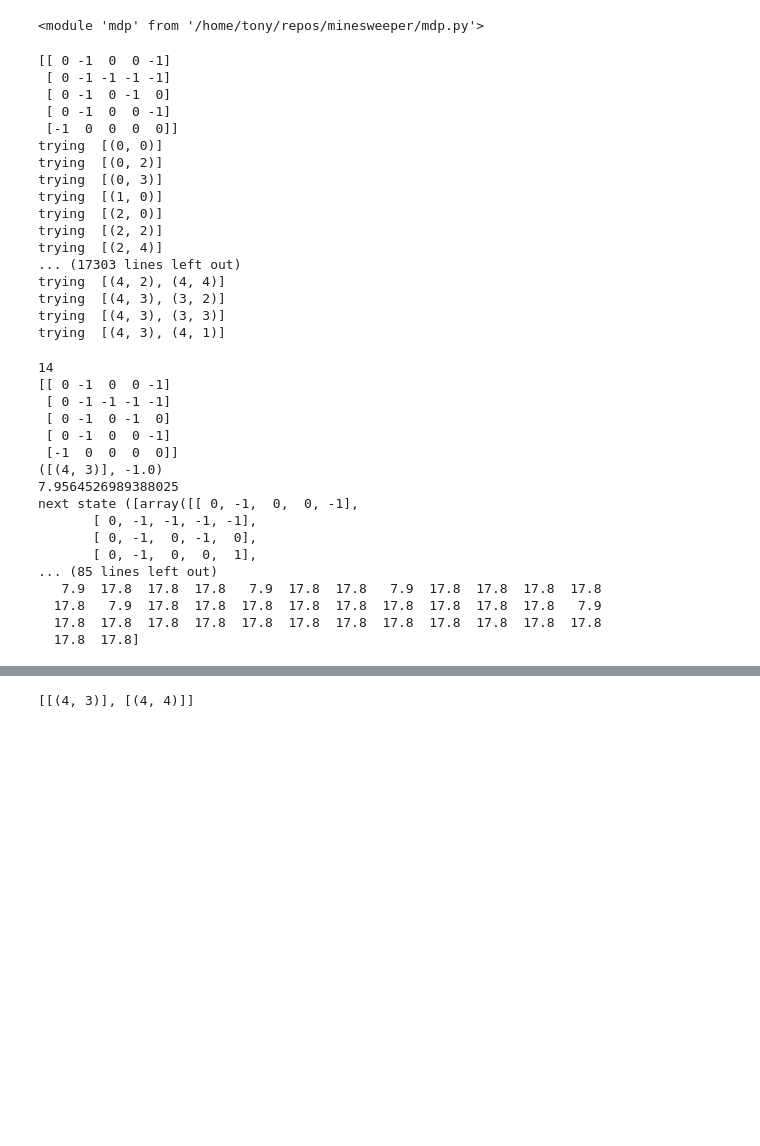
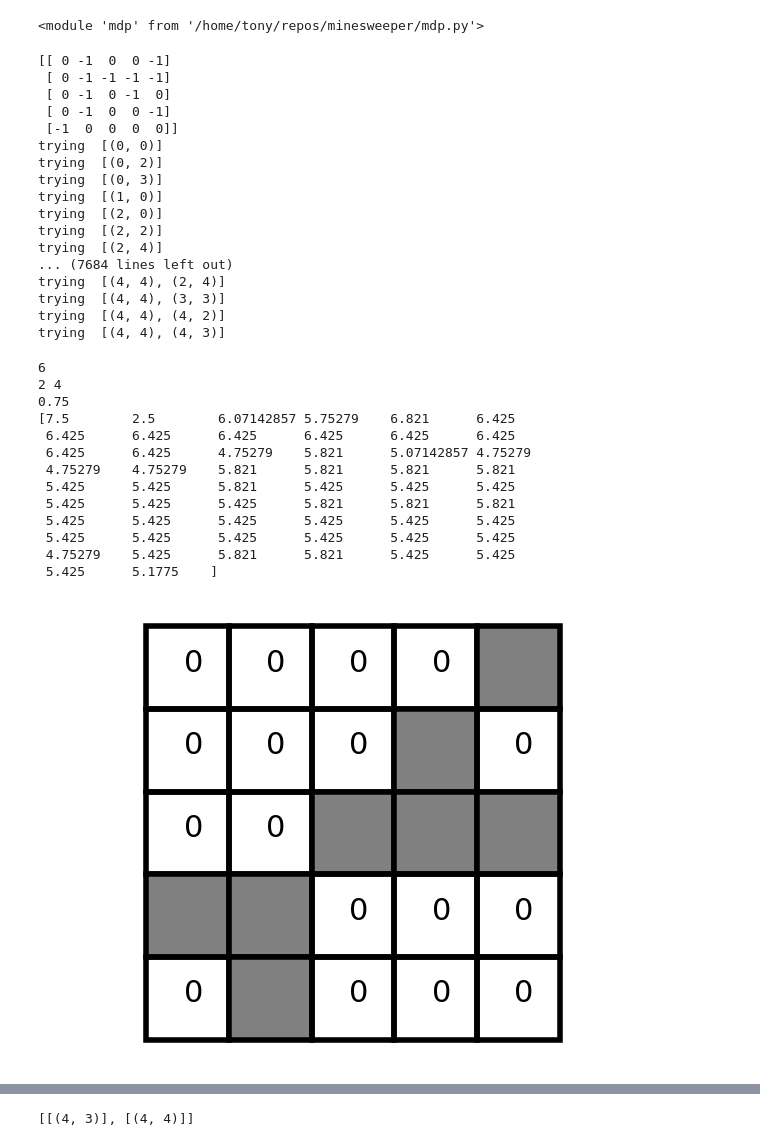
Before and after one commit to rmhofer/minesweeper, a Jupyter notebook: model.ipynb, the cells around one changed output, grey strips where cells are left out. Cells and saved outputs as stored; diff of their text form; code cells hidden in the pictures; blank space fills up the shorter version.

```diff
--- a/model.ipynb
+++ b/model.ipynb
@@ -31,8 +31,9 @@ reload(m)
 # %% [output]
 <module 'mdp' from '/home/tony/repos/minesweeper/mdp.py'>
 # %%
-mdp = m.MineSweeper(np.array(s[0]["game_state"]), *s[0]["naive_hard_probe"], n_mines=s[0]["num_mines"])
-state = mdp.board_to_state(s[0]["game_state"])
+i = 0
+mdp = m.MineSweeper(np.array(s[i]["game_state"]), *s[i]["naive_hard_probe"], n_mines=s[i]["num_mines"])
+state = mdp.board_to_state(s[i]["game_state"])
 # %%
 states = mdp.traverse(state)
 # %% [output]
@@ -48,11 +49,11 @@ trying  [(1, 0)]
 trying  [(2, 0)]
 trying  [(2, 2)]
 trying  [(2, 4)]
-... (17303 lines left out)
-trying  [(4, 2), (4, 4)]
-trying  [(4, 3), (3, 2)]
-trying  [(4, 3), (3, 3)]
-trying  [(4, 3), (4, 1)]
+... (7684 lines left out)
+trying  [(4, 4), (2, 4)]
+trying  [(4, 4), (3, 3)]
+trying  [(4, 4), (4, 2)]
+trying  [(4, 4), (4, 3)]
 # %%
 Q, V = m.vi(mdp, states)
 # %%
@@ -60,32 +61,30 @@ root = m.tree(mdp, state, Q, V)
 # %%
 node = root
 while node.children:
     a = list(node.children.keys())[0]
     print(a)
-    print(node.state)
+    viz(node.state)
     print(node.data[a])
     print(node.value)
     print("next state", mdp.tr(node.state, mdp.actions[a]))
     node = node.children[a]
+viz(node.state)
 print(mdp.n_mines)
 print(mdp.x, mdp.y)
 print(mdp.p_mine(node.state, mdp.x, mdp.y))
 print(Q[mdp.hash(node.state)])
 # %% [output]
-14
-[[ 0 -1  0  0 -1]
- [ 0 -1 -1 -1 -1]
- [ 0 -1  0 -1  0]
- [ 0 -1  0  0 -1]
- [-1  0  0  0  0]]
-([(4, 3)], -1.0)
-7.9564526989388025
-next state ([array([[ 0, -1,  0,  0, -1],
-       [ 0, -1, -1, -1, -1],
-       [ 0, -1,  0, -1,  0],
-       [ 0, -1,  0,  0,  1],
-... (85 lines left out)
-   7.9  17.8  17.8  17.8   7.9  17.8  17.8   7.9  17.8  17.8  17.8  17.8
-  17.8   7.9  17.8  17.8  17.8  17.8  17.8  17.8  17.8  17.8  17.8   7.9
-  17.8  17.8  17.8  17.8  17.8  17.8  17.8  17.8  17.8  17.8  17.8  17.8
-  17.8  17.8]
+6
+2 4
+0.75
+[7.5        2.5        6.07142857 5.75279    6.821      6.425
+ 6.425      6.425      6.425      6.425      6.425      6.425
+ 6.425      6.425      4.75279    5.821      5.07142857 4.75279
+ 4.75279    4.75279    5.821      5.821      5.821      5.821
+ 5.425      5.425      5.821      5.425      5.425      5.425
+ 5.425      5.425      5.425      5.821      5.821      5.821
+ 5.425      5.425      5.425      5.425      5.425      5.425
+ 5.425      5.425      5.425      5.425      5.425      5.425
+ 4.75279    5.425      5.821      5.821      5.425      5.425
+ 5.425      5.1775    ]
+[figure, added]
```
Also changed, not shown: parts of 7 cells of this notebook, 4 other files.
